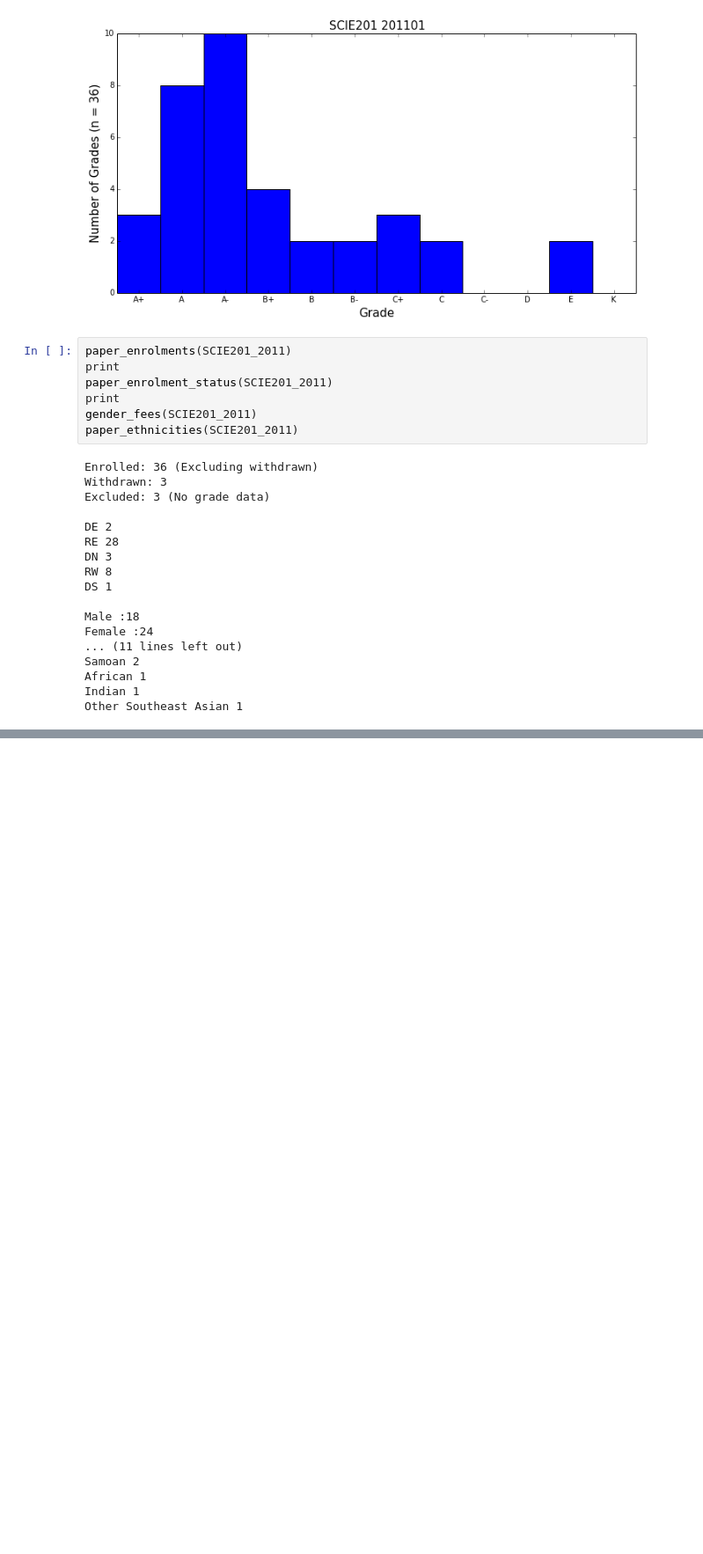
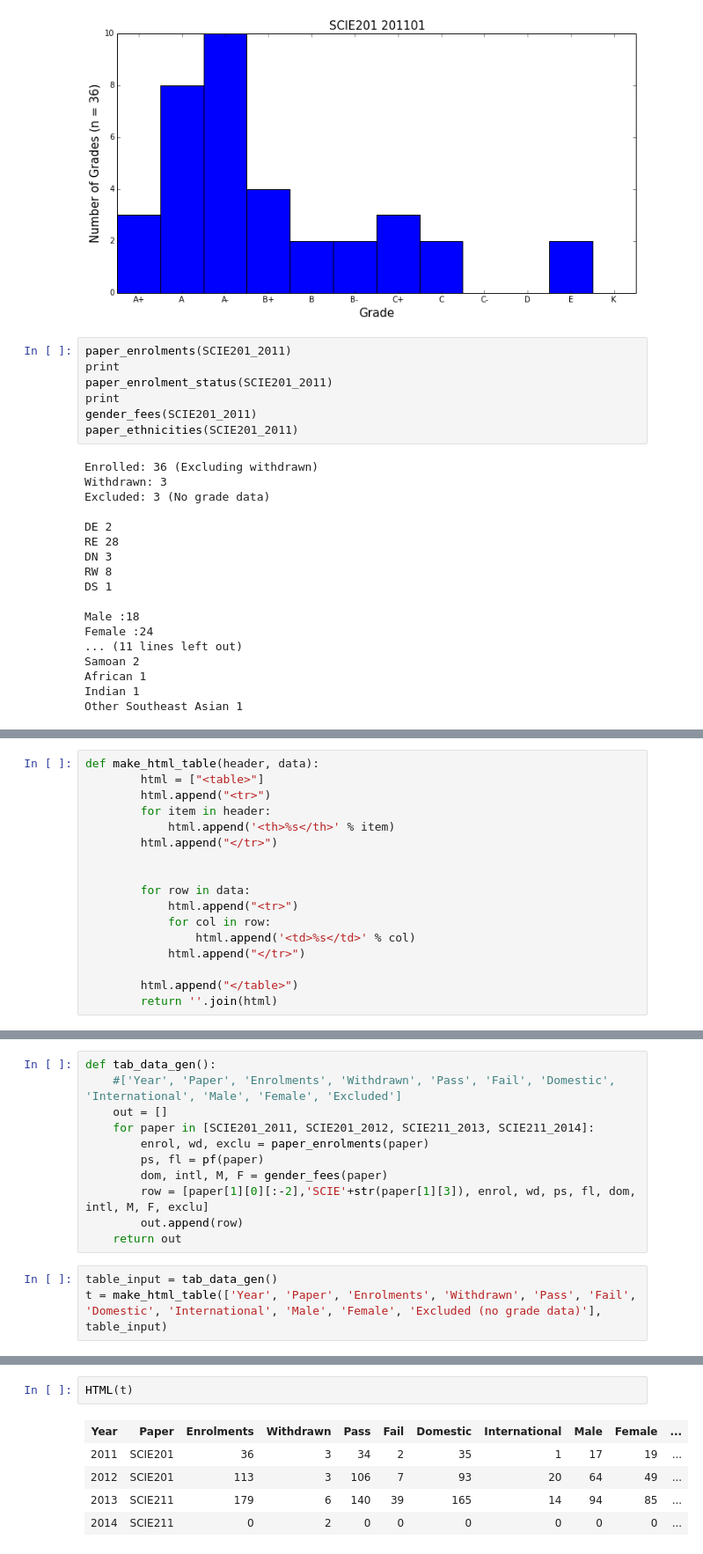
Before and after one commit to kaiwhata/Grade_analysis, a Jupyter notebook: SCIE211_grade_tools.ipynb, the cells around one changed output, grey strips where cells are left out. Shown at 88% size. Drawn from its saved outputs; the diff is of its cells as text; blank space fills up the shorter version.

```diff
--- a/SCIE211_grade_tools.ipynb
+++ b/SCIE211_grade_tools.ipynb
@@ -514,0 +678,17 @@ Other Southeast Asian 1
+# %%
+def make_html_table(header, data):
+        html = ["<table>"]
+        html.append("<tr>")
+        for item in header:
+            html.append('<th>%s</th>' % item)
+        html.append("</tr>")
+
+
+        for row in data:
+            html.append("<tr>")
+            for col in row:
+                html.append('<td>%s</td>' % col)
+            html.append("</tr>")
+
+        html.append("</table>")
+        return ''.join(html)
@@ -514,0 +703,14 @@ Other Southeast Asian 1
+# %%
+def tab_data_gen():
+    #['Year', 'Paper', 'Enrolments', 'Withdrawn', 'Pass', 'Fail', 'Domestic', 'International', 'Male', 'Female', 'Excluded']
+    out = []
+    for paper in [SCIE201_2011, SCIE201_2012, SCIE211_2013, SCIE211_2014]:
+        enrol, wd, exclu = paper_enrolments(paper)
+        ps, fl = pf(paper)
+        dom, intl, M, F = gender_fees(paper)
+        row = [paper[1][0][:-2],'SCIE'+str(paper[1][3]), enrol, wd, ps, fl, dom, intl, M, F, exclu]
+        out.append(row)
+    return out
+# %%
+table_input = tab_data_gen()
+t = make_html_table(['Year', 'Paper', 'Enrolments', 'Withdrawn', 'Pass', 'Fail', 'Domestic', 'International', 'Male', 'Female', 'Excluded (no grade data)'], table_input)
@@ -514,0 +735,8 @@ Other Southeast Asian 1
+# %%
+HTML(t)
+# %% [output]
+| Year | Paper | Enrolments | Withdrawn | Pass | Fail | Domestic | International | Male | Female | ... |
+| 2011 | SCIE201 | 36 | 3 | 34 | 2 | 35 | 1 | 17 | 19 | ... |
+| 2012 | SCIE201 | 113 | 3 | 106 | 7 | 93 | 20 | 64 | 49 | ... |
+| 2013 | SCIE211 | 179 | 6 | 140 | 39 | 165 | 14 | 94 | 85 | ... |
+| 2014 | SCIE211 | 0 | 2 | 0 | 0 | 0 | 0 | 0 | 0 | ... |
```
Also changed, not shown: parts of 28 cells of this notebook.
